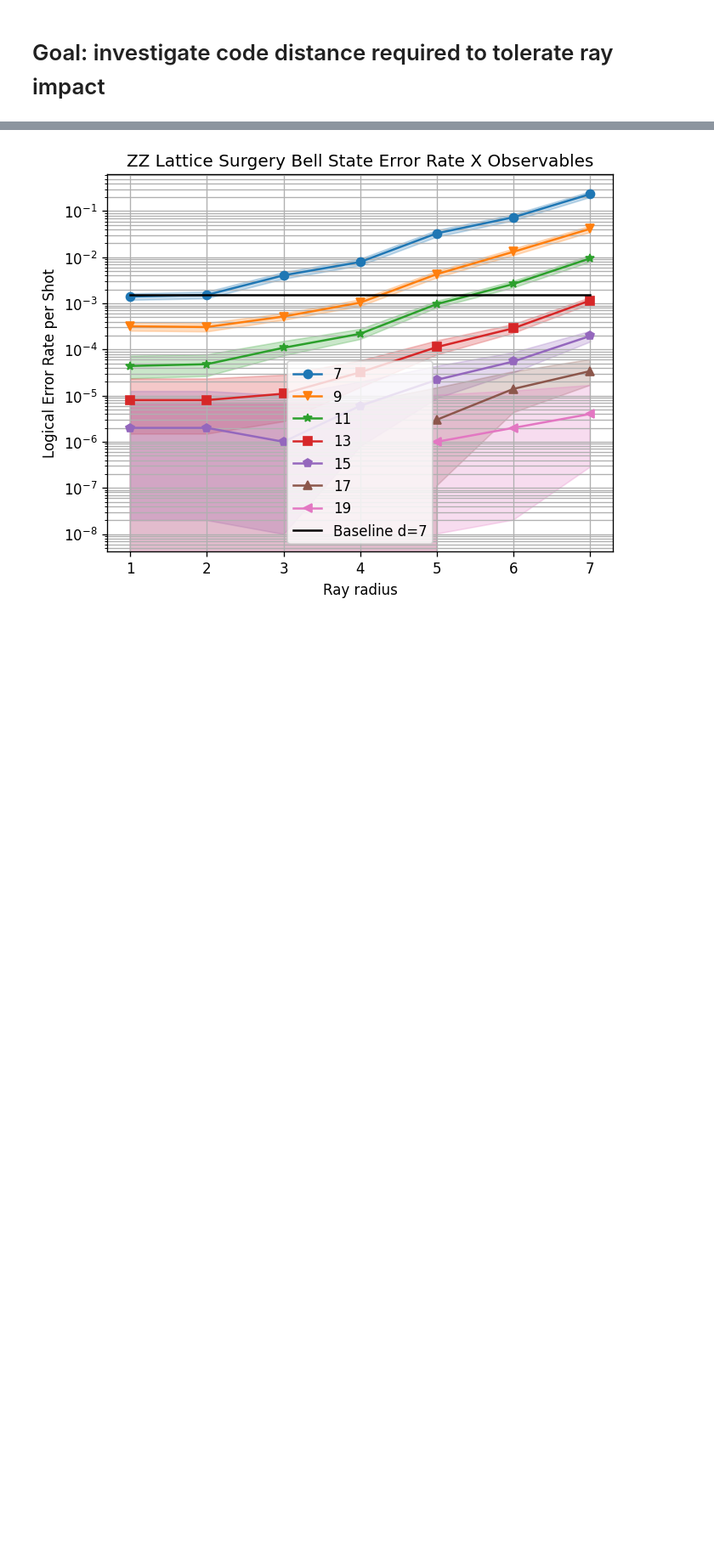
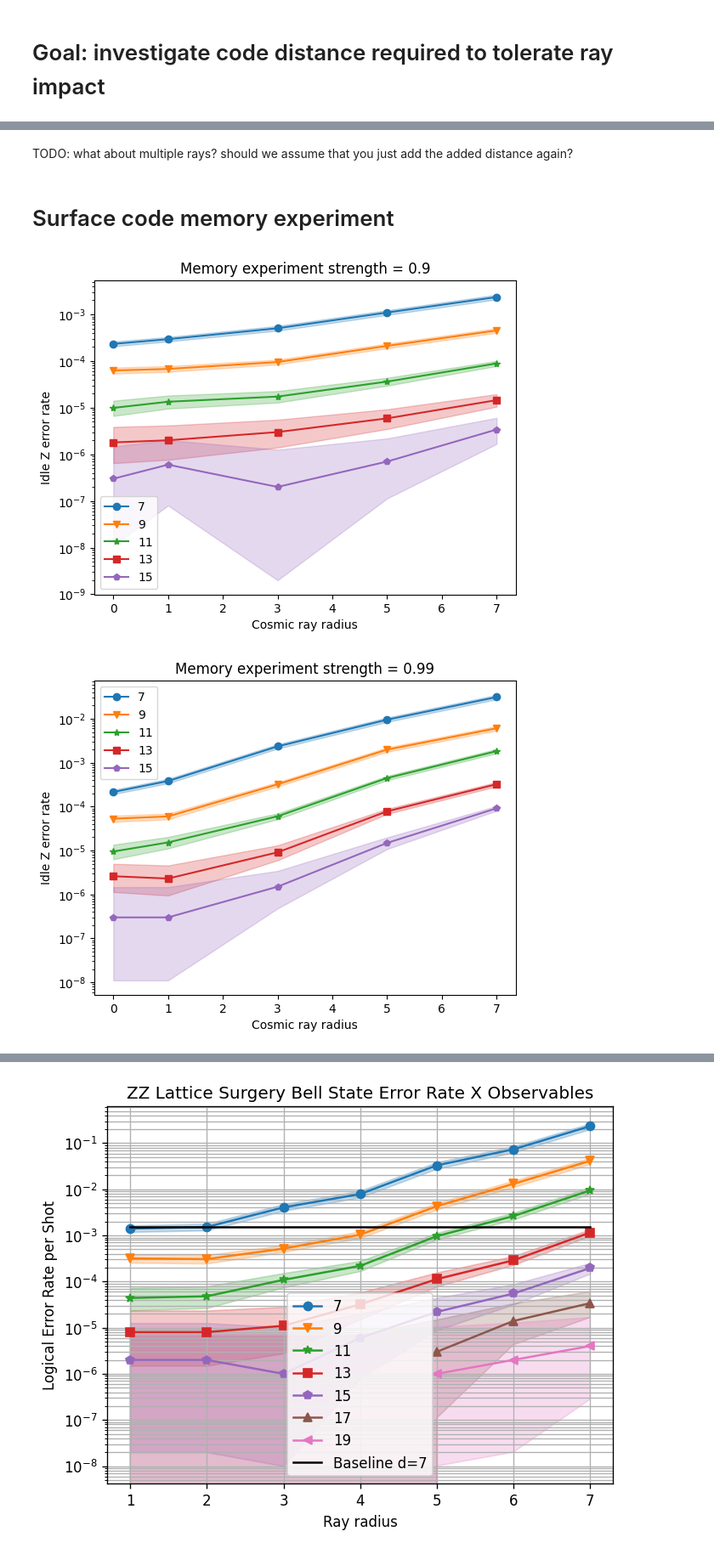
Before and after one commit to jasonchadwick/ray-delay, a Jupyter notebook: experiments/10_lattice_surgery_distance.ipynb, the cells around one changed output, grey strips where cells are left out. Shown at 85% size. Cells and saved outputs as stored; diff of their text form; code cells hidden in the pictures; blank space fills up the shorter version.

```diff
--- a/experiments/10_lattice_surgery_distance.ipynb
+++ b/experiments/10_lattice_surgery_distance.ipynb
@@ -96,0 +21,7 @@ samples = sinter.collect(
+# %% [markdown]
+TODO: what about multiple rays? should we assume that you just add the added
+distance again?
+# %% [markdown]
+# Surface code memory experiment
+# %%
+generate_data = True
@@ -96,0 +68,27 @@ samples = sinter.collect(
+# %%
+sinter.plot_error_rate(ax=plt.gca(), stats=collected_results_memory, x_func=lambda x: x.json_metadata['r'], group_func=lambda x: x.json_metadata['d'], filter_func=lambda x: x.json_metadata['strength'] == 0.9)
+plt.yscale('log')
+plt.ylabel('Idle Z error rate')
+plt.xlabel('Cosmic ray radius')
+plt.title('Memory experiment strength = 0.9')
+plt.legend()
+plt.show()
+
+sinter.plot_error_rate(ax=plt.gca(), stats=collected_results_memory, x_func=lambda x: x.json_metadata['r'], group_func=lambda x: x.json_metadata['d'], filter_func=lambda x: x.json_metadata['strength'] == 0.99)
+plt.yscale('log')
+plt.ylabel('Idle Z error rate')
+plt.xlabel('Cosmic ray radius')
+plt.title('Memory experiment strength = 0.99')
+plt.legend()
+plt.show()
+
+sinter.plot_error_rate(ax=plt.gca(), stats=collected_results_memory, x_func=lambda x: x.json_metadata['r'], group_func=lambda x: x.json_metadata['d'], filter_func=lambda x: x.json_metadata['strength'] == 0.999)
+plt.yscale('log')
+plt.ylabel('Idle Z error rate')
+plt.xlabel('Cosmic ray radius')
+plt.title('Memory experiment strength = 0.999')
+plt.legend()
+plt.show()
+# %% [output]
+[figure, added]
+[figure, added]
```
Also changed, not shown: parts of 27 cells of this notebook.
